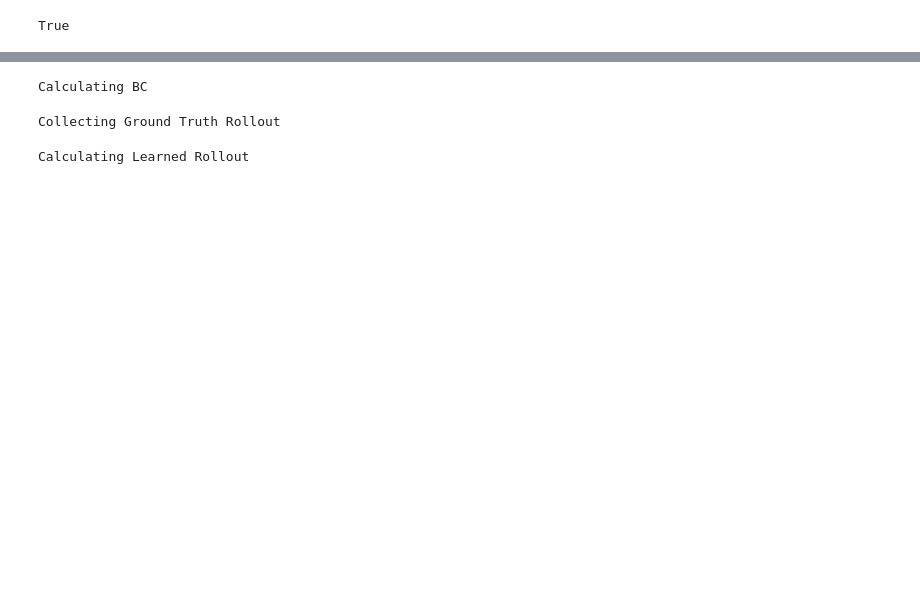
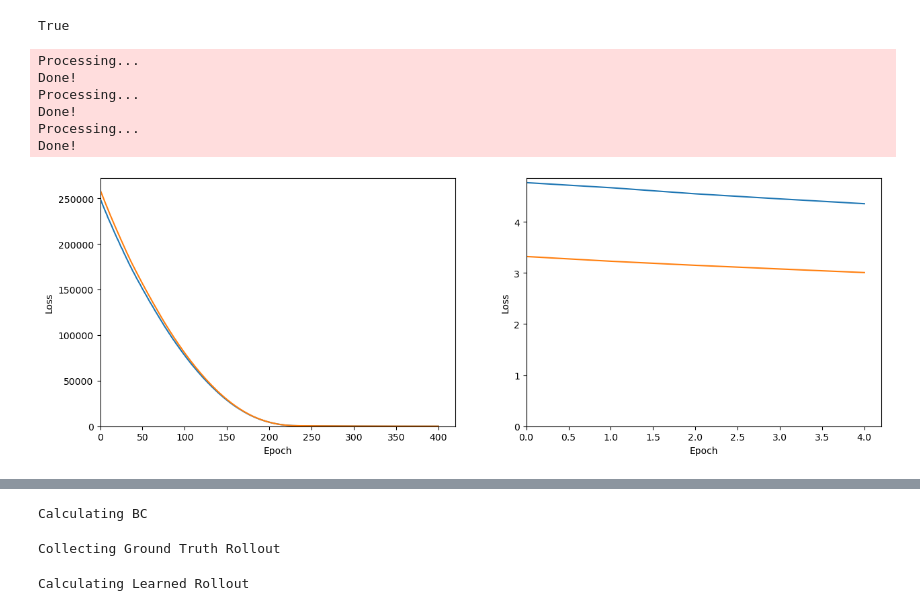
Before and after one commit to MaxGeraedts/DEM-GNN, a Jupyter notebook: Equivariant_model.ipynb, the cells around one changed output, grey strips where cells are left out. Saved outputs shown, nothing was run; the diff lists cells and outputs as text; code cells hidden in the pictures; blank space fills up the shorter version.

```diff
--- a/Equivariant_model.ipynb
+++ b/Equivariant_model.ipynb
@@ -31,7 +31,7 @@ class DEM_Dataset(InMemoryDataset):
         self.Dataset_type = Dataset_type
         self.mode = mode
         self.data_split = data_split
-        super(DEM_Dataset,self).__init__(root, transform, pre_transform,pre_filter,force_reload)
+        super().__init__(root, transform, pre_transform,pre_filter,force_reload=force_reload)
         self.load(os.path.join(self.processed_data_path,self.processed_file_names[0]))
 
     @property
@@ -84,14 +84,23 @@ class DEM_Dataset(InMemoryDataset):
 # %%
 transform_norm = T.Compose([T.NormalizeScale(),T.Cartesian(False)])
 transform_eq = T.Cartesian(False)
+transform_dist = T.Compose([T.Cartesian(False), T.Distance(norm=False,cat=True)])
 
-file_name="2Sphere"
+file_name="N400"
 data_split=[0.85, 0.95]
-transform = transform_eq
+transform = transform_dist
+
 
 dataset_train     = DEM_Dataset(file_name, data_split,"train"   ,'delta', pre_transform=transform,force_reload=True)
 dataset_val       = DEM_Dataset(file_name, data_split,"validate",'delta', pre_transform=transform,force_reload=True)
 dataset_test      = DEM_Dataset(file_name, data_split,"test"    ,'delta', pre_transform=transform,force_reload=True)
+# %% [output]
+Processing...
+Done!
+Processing...
+Done!
+Processing...
+Done!
 # %%
 class RelPosConv(MessagePassing):
     def __init__(self, emb_dim, msg_dim, out_channels, aggr = 'mean'):
@@ -204,9 +213,10 @@ class Trainer:
 # %%
 model = GCONV_Model_RelPos()
 trainer = Trainer(model, dataset_train,dataset_val,
                   batch_size=64,
                   lr=0.00000001,
                   epochs=1000,
                   model_name=f"{file_name}_GCONV_Model_RelPos_03")
-#trainer.train_loop()
+trainer.train_loop()
 # %% [output]
+[figure, added]
```
Also changed, not shown: parts of 11 cells of this notebook, 2 other files.
